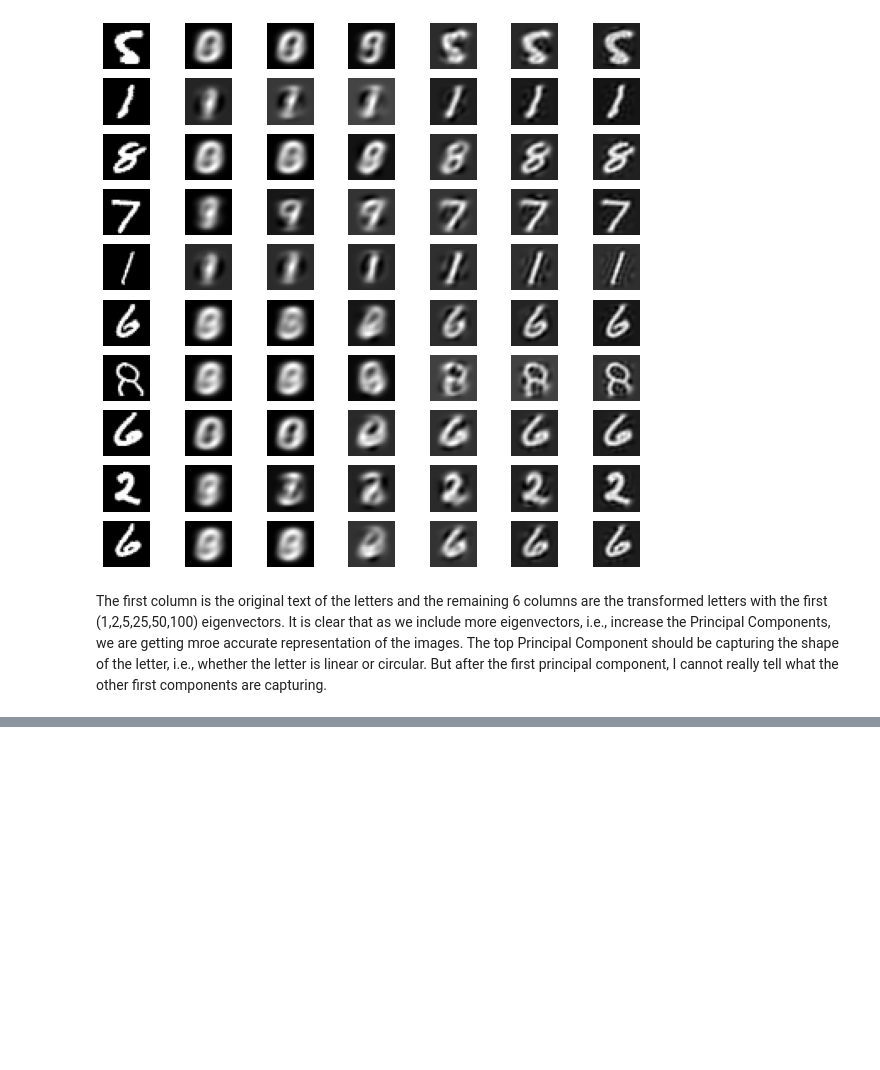
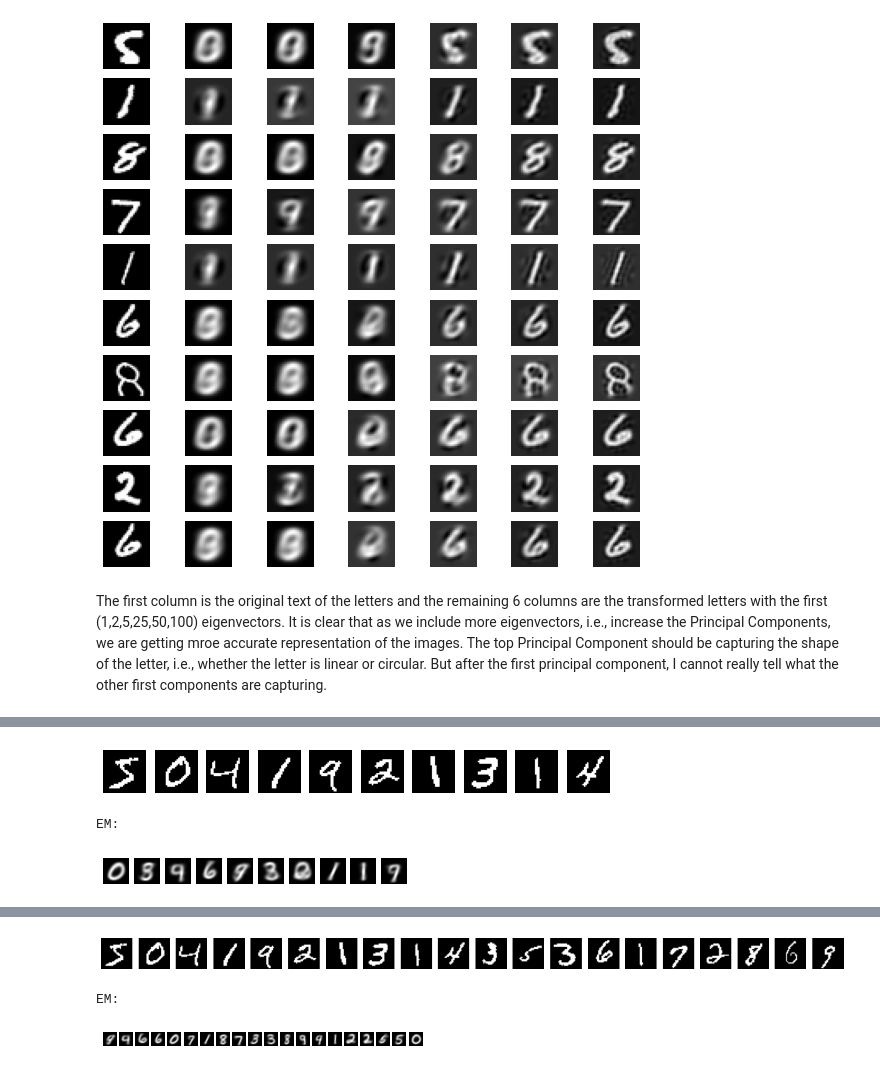
Before and after one commit to richardxd/MachineLearningAlgo, a Jupyter notebook: hw3/hw3code_richard_xu.ipynb, the cells around one changed output, grey strips where cells are left out. Saved outputs shown, nothing was run; the diff lists cells and outputs as text; code cells hidden in the pictures; blank space fills up the shorter version.

Commit message:
part 3 finished

```diff
--- a/hw3/hw3code_richard_xu.ipynb
+++ b/hw3/hw3code_richard_xu.ipynb
@@ -130,0 +124,70 @@ data_binarized =
+# %%
+#3
+#binarize the dataset with threshold pi = 0.5
+# data_binarized = np.float64(np.load("../hw1/LSDA_data/mnist/MNIST_binarzied_data.npy")/255)
+# label_binarized = np.float32(np.load("../hw1/LSDA_data/mnist/MNIST_binarzied_labels.npy"))
+
+data_binarized = (data > 0.5).astype(int)
+#implement EM algorithm with M = 10, 20
+#with bayesian flavors
+
+# pi is the
+def EMAlgo (data, M):
+    pi = None
+    p = None
+    loss = None
+    prev = None
+    # initialize a random NxM positive matrix W with rows that add up to 1
+    N = len(data)
+    W = np.random.rand(len(data), M)
+    W = W/(np.sum(W,axis=1)[np.newaxis]).T
+    threshold = 1e-3
+
+    # implement the EM algorithm according to lecture week3 day1 slide 6
+    for i in range(M):
+        pi = 1/(N + 2) * (np.sum(W,axis=0)+1) #each iteration the EM algorithm updates pi_new
+
+        p = (data.T @ W + 1) @ np.diag(1/(np.sum(W, axis=0)+2)) #result from Q2 quesiton(-1)
+        # print("p is: ", p)
+
+        # define loss function and compute the differences between successive iterations:
+        if i > 0:
+            prev = loss
+            loss = np.sum(np.log(np.sum(np.exp(g), axis=1)))
+            print('{0}-th iteration has loss {1:.2F}'.format(i,loss))
+            if prev != None and np.abs(loss- prev) / np.abs(prev) < threshold:
+                break
+
+        # apply   results from question2 part b
+        # g = np.sum(np.dot(data, np.log(p))) + np.sum(np.dot((1-data), np.log(1-p))) + np.log(pi)
+        # a matrix of all possible g
+
+        g = np.dot(data, np.log(p))
+        g = g +  np.dot(1-data, np.log(1-p))
+        log_pi = np.diag(np.log(pi))
+        g = g +  np.dot(np.ones((N,M)), log_pi)
+        g_max = np.max(g, axis=1)
+        diff_num = np.exp(g-g_max[np.newaxis].T)
+        W = diff_num / (np.sum(diff_num,axis=1))[np.newaxis].T
+    plt.figure(figsize=(M,M))
+
+    print("original:")
+    for m in range(M):
+        plt.subplot(1, M+1, m+1)
+        plt.imshow(data[m].reshape(28,28), cmap ='gray')
+        plt.axis('off')
+    plt.show()
+    print("EM:")
+    for m in range(M):
+        plt.subplot(1, M+1, m+1)
+        plt.imshow(p[:,m].reshape(28,28), cmap='gray')
+        plt.axis('off')
+    plt.show()
+
+
+
+
+
+EMAlgo(data_binarized, 10)
+EMAlgo(data_binarized, 20)
+# %% [output]
@@ -130,0 +204,3 @@ data_binarized =
+[figure, added]
+EM:
+[figure, added]
@@ -130,0 +222,3 @@ data_binarized =
+[figure, added]
+EM:
+[figure, added]
```
Also changed, not shown: parts of 4 cells of this notebook.
